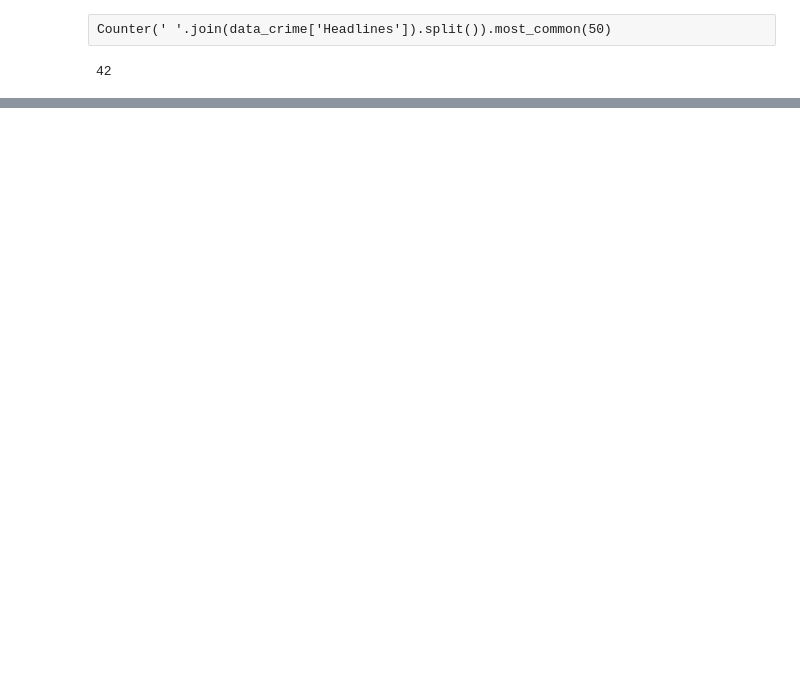
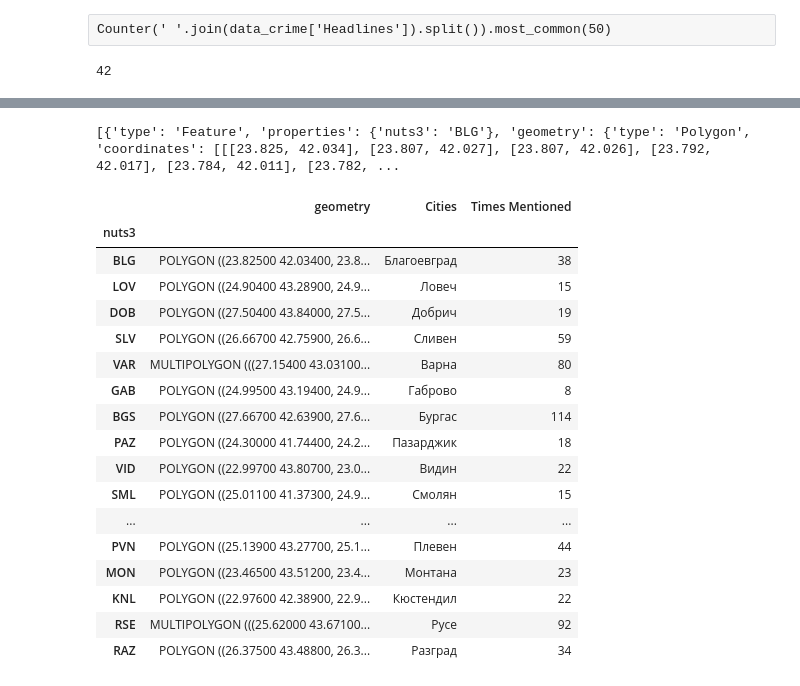
Before and after one commit to MiroslavDilov/news-headlines-analysis, a Jupyter notebook: News headlines project.ipynb, the cells around one changed output, grey strips where cells are left out. Drawn from its saved outputs; the diff is of its cells as text; code cells hidden in the pictures; blank space fills up the shorter version.

```diff
--- a/News headlines project.ipynb
+++ b/News headlines project.ipynb
@@ -55,0 +89,7 @@ data_crime['Headlines'].str.count('Враца').sum()
+# %%
+cities_list = ['Благоевград', 'Добрич', 'Плевен', 'София', 'Бургас', 'Кърджали', 'Пловдив', 'Варна', 'Кюстендил', 'Разград', 'Стара Загора', 'Велико Търново', 'Ловеч', 'Русе', 'Търговище', 'Видин', 'Монтана', 'Силистра', 'Хасково', 'Враца', 'Пазарджик', 'Сливен', 'Шумен', 'Габрово', 'Перник', 'Смолян', 'Ямбол']
+num_mentions = []
+
+for city in cities_list:
+    print(f'{city} - {data_crime["Headlines"].str.count(city).sum()}')
+    num_mentions.append(data_crime["Headlines"].str.count(city).sum())
@@ -55,0 +116,3 @@ data_crime['Headlines'].str.count('Враца').sum()
+# %%
+city_data = pd.DataFrame(list(zip(cities_list, num_mentions)), columns=['Cities', 'Times Mentioned'])
+city_data.sort_values(by='Times Mentioned', ascending=False).head(10)
@@ -55,0 +131,4 @@ data_crime['Headlines'].str.count('Враца').sum()
+# %%
+nuts3 = ['BLG','DOB', 'PVN', 'SOF', 'BGS', 'KZL', 'PDV', 'VAR', 'KNL', 'RAZ', 'SZR', 'VTR', 'LOV', 'RSE', 'TGV', 'VID', 'MON', 'SLS', 'HKV', 'VRC', 'PAZ', 'SLV', 'SHU', 'GAB', 'PER', 'SML', 'JAM']
+city_data['NUTS3'] = nuts3
+city_data.head()
@@ -55,0 +142,30 @@ data_crime['Headlines'].str.count('Враца').sum()
+# %%
+city_data = city_data.rename(columns={'NUTS3': 'nuts3'})
+# %%
+print(provinces["features"])
+# %% [output]
+[{'type': 'Feature', 'properties': {'nuts3': 'BLG'}, 'geometry': {'type': 'Polygon', 'coordinates': [[[23.825, 42.034], [23.807, 42.027], [23.807, 42.026], [23.792, 42.017], [23.784, 42.011], [23.782, ...
+# %%
+geo_df = gpd.GeoDataFrame.from_features(
+    provinces["features"]
+).merge(city_data, on='nuts3').set_index('nuts3')
+geo_df
+# %% [output]
+|  | geometry | Cities | Times Mentioned |
+| nuts3 |  |  |  |
+| BLG | POLYGON ((23.82500 42.03400, 23.8... | Благоевград | 38 |
+| LOV | POLYGON ((24.90400 43.28900, 24.9... | Ловеч | 15 |
+| DOB | POLYGON ((27.50400 43.84000, 27.5... | Добрич | 19 |
+| SLV | POLYGON ((26.66700 42.75900, 26.6... | Сливен | 59 |
+| VAR | MULTIPOLYGON (((27.15400 43.03100... | Варна | 80 |
+| GAB | POLYGON ((24.99500 43.19400, 24.9... | Габрово | 8 |
+| BGS | POLYGON ((27.66700 42.63900, 27.6... | Бургас | 114 |
+| PAZ | POLYGON ((24.30000 41.74400, 24.2... | Пазарджик | 18 |
+| VID | POLYGON ((22.99700 43.80700, 23.0... | Видин | 22 |
+| SML | POLYGON ((25.01100 41.37300, 24.9... | Смолян | 15 |
+| ... | ... | ... | ... |
+| PVN | POLYGON ((25.13900 43.27700, 25.1... | Плевен | 44 |
+| MON | POLYGON ((23.46500 43.51200, 23.4... | Монтана | 23 |
+| KNL | POLYGON ((22.97600 42.38900, 22.9... | Кюстендил | 22 |
+| RSE | MULTIPOLYGON (((25.62000 43.67100... | Русе | 92 |
+| RAZ | POLYGON ((26.37500 43.48800, 26.3... | Разград | 34 |
```
Also changed, not shown: parts of 17 cells of this notebook.
